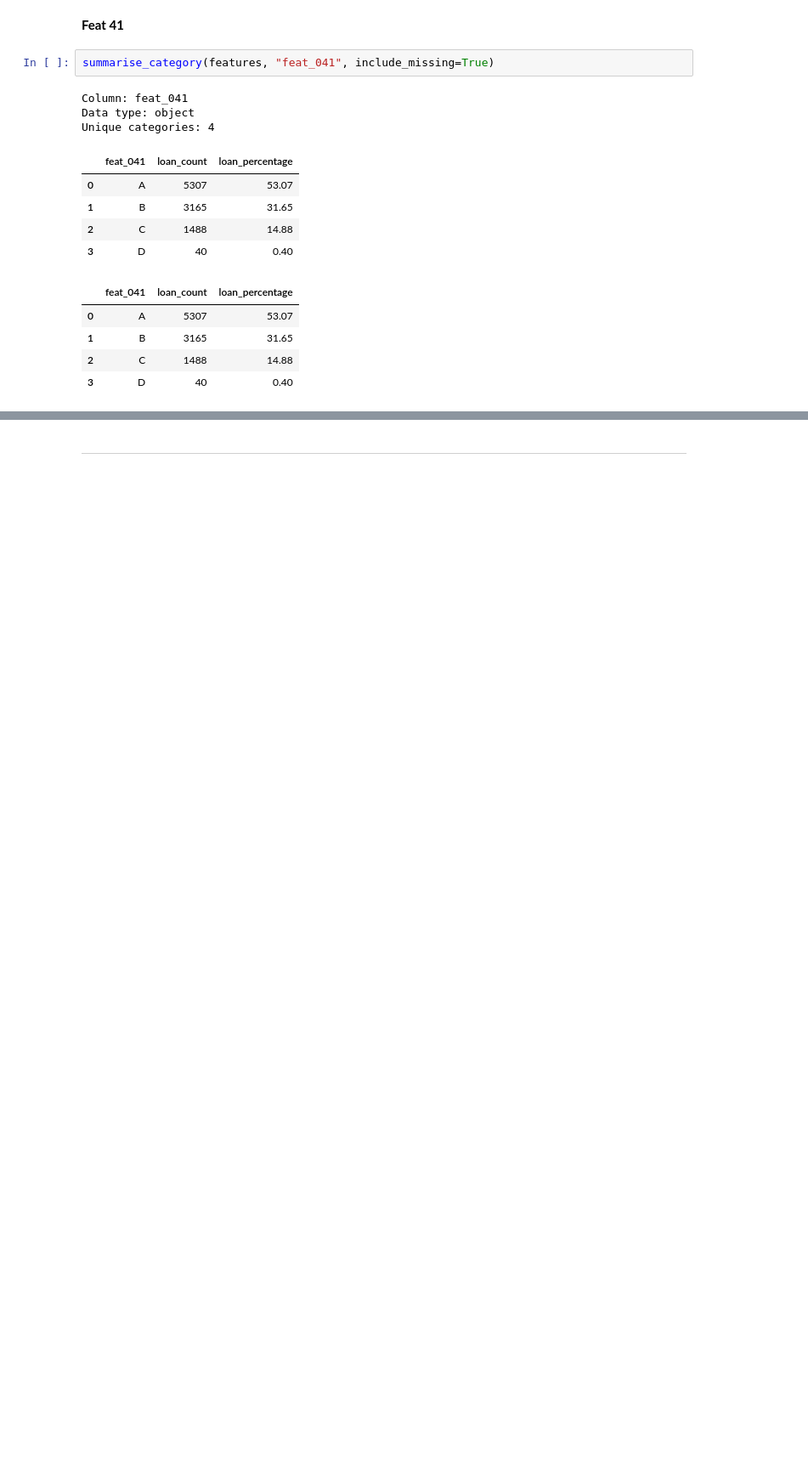
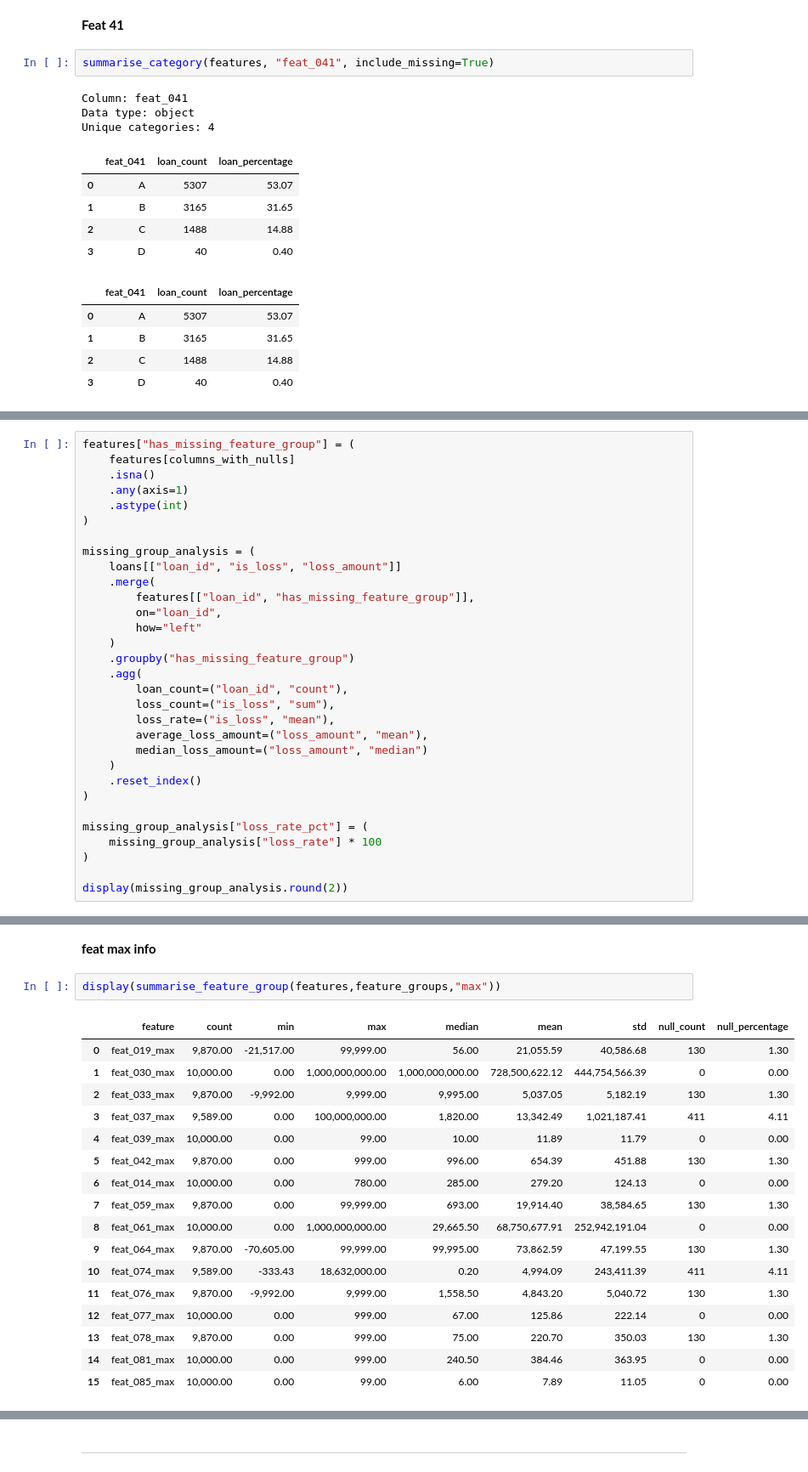
Before and after one commit to sunilramjali/credit_assessment, a Jupyter notebook: exploration/yhp_credit_exploration.ipynb, the cells around one changed output, grey strips where cells are left out. Shown at 85% size. Cells and saved outputs as stored; diff of their text form; blank space fills up the shorter version.

```diff
--- a/exploration/yhp_credit_exploration.ipynb
+++ b/exploration/yhp_credit_exploration.ipynb
@@ -926,0 +1092,31 @@ analyse_feature_by_loss(loans, features, "feat_041", top_n=20, include_missing=F
+# %%
+features["has_missing_feature_group"] = (
+    features[columns_with_nulls]
+    .isna()
+    .any(axis=1)
+    .astype(int)
+)
+
+missing_group_analysis = (
+    loans[["loan_id", "is_loss", "loss_amount"]]
+    .merge(
+        features[["loan_id", "has_missing_feature_group"]],
+        on="loan_id",
+        how="left"
+    )
+    .groupby("has_missing_feature_group")
+    .agg(
+        loan_count=("loan_id", "count"),
+        loss_count=("is_loss", "sum"),
+        loss_rate=("is_loss", "mean"),
+        average_loss_amount=("loss_amount", "mean"),
+        median_loss_amount=("loss_amount", "median")
+    )
+    .reset_index()
+)
+
+missing_group_analysis["loss_rate_pct"] = (
+    missing_group_analysis["loss_rate"] * 100
+)
+
+display(missing_group_analysis.round(2))
@@ -926,0 +1219,22 @@ analyse_feature_by_loss(loans, features, "feat_041", top_n=20, include_missing=F
+# %% [markdown]
+**feat max info**
+# %%
+display(summarise_feature_group(features,feature_groups,"max"))
+# %% [output]
+|  | feature | count | min | max | median | mean | std | null_count | null_percentage |
+| 0 | feat_019_max | 9,870.00 | -21,517.00 | 99,999.00 | 56.00 | 21,055.59 | 40,586.68 | 130 | 1.30 |
+| 1 | feat_030_max | 10,000.00 | 0.00 | 1,000,000,000.00 | 1,000,000,000.00 | 728,500,622.12 | 444,754,566.39 | 0 | 0.00 |
+| 2 | feat_033_max | 9,870.00 | -9,992.00 | 9,999.00 | 9,995.00 | 5,037.05 | 5,182.19 | 130 | 1.30 |
+| 3 | feat_037_max | 9,589.00 | 0.00 | 100,000,000.00 | 1,820.00 | 13,342.49 | 1,021,187.41 | 411 | 4.11 |
+| 4 | feat_039_max | 10,000.00 | 0.00 | 99.00 | 10.00 | 11.89 | 11.79 | 0 | 0.00 |
+| 5 | feat_042_max | 9,870.00 | 0.00 | 999.00 | 996.00 | 654.39 | 451.88 | 130 | 1.30 |
+| 6 | feat_014_max | 10,000.00 | 0.00 | 780.00 | 285.00 | 279.20 | 124.13 | 0 | 0.00 |
+| 7 | feat_059_max | 9,870.00 | 0.00 | 99,999.00 | 693.00 | 19,914.40 | 38,584.65 | 130 | 1.30 |
+| 8 | feat_061_max | 10,000.00 | 0.00 | 1,000,000,000.00 | 29,665.50 | 68,750,677.91 | 252,942,191.04 | 0 | 0.00 |
+| 9 | feat_064_max | 9,870.00 | -70,605.00 | 99,999.00 | 99,995.00 | 73,862.59 | 47,199.55 | 130 | 1.30 |
+| 10 | feat_074_max | 9,589.00 | -333.43 | 18,632,000.00 | 0.20 | 4,994.09 | 243,411.39 | 411 | 4.11 |
+| 11 | feat_076_max | 9,870.00 | -9,992.00 | 9,999.00 | 1,558.50 | 4,843.20 | 5,040.72 | 130 | 1.30 |
+| 12 | feat_077_max | 10,000.00 | 0.00 | 999.00 | 67.00 | 125.86 | 222.14 | 0 | 0.00 |
+| 13 | feat_078_max | 9,870.00 | 0.00 | 999.00 | 75.00 | 220.70 | 350.03 | 130 | 1.30 |
+| 14 | feat_081_max | 10,000.00 | 0.00 | 999.00 | 240.50 | 384.46 | 363.95 | 0 | 0.00 |
+| 15 | feat_085_max | 10,000.00 | 0.00 | 99.00 | 6.00 | 7.89 | 11.05 | 0 | 0.00 |
```
Also changed, not shown: parts of 57 cells of this notebook, 6 other files.
